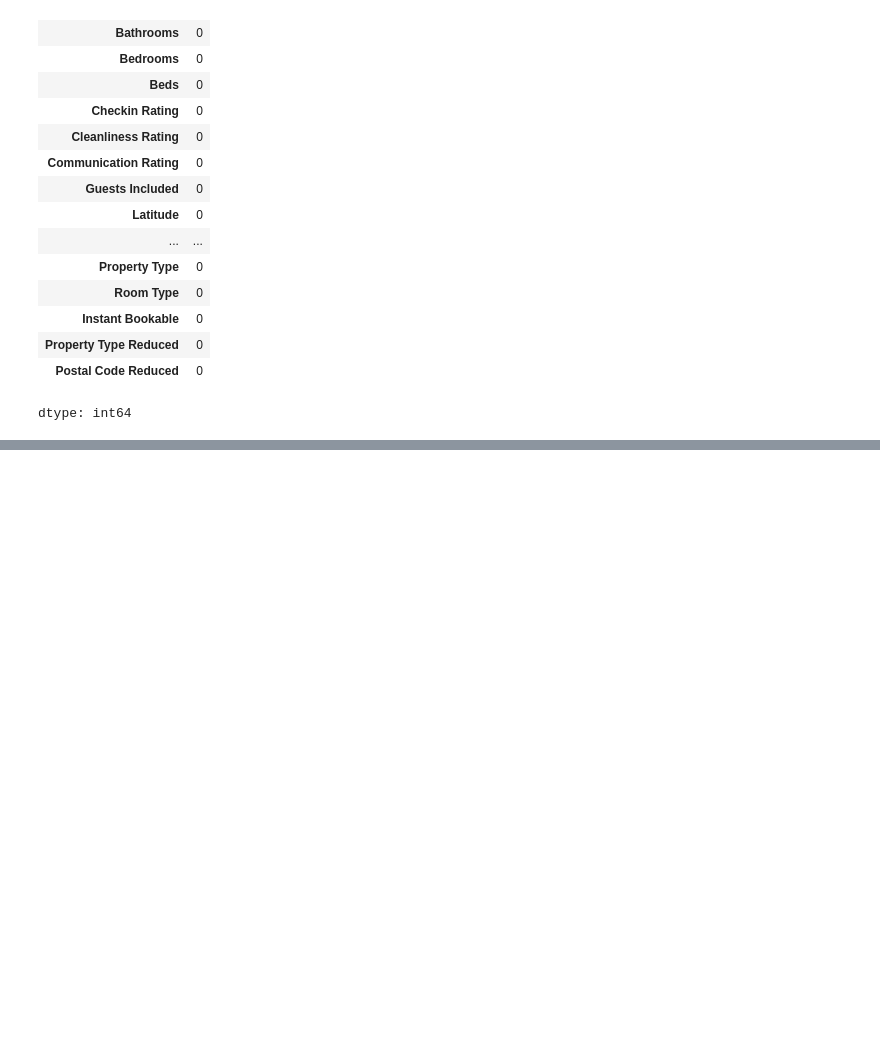
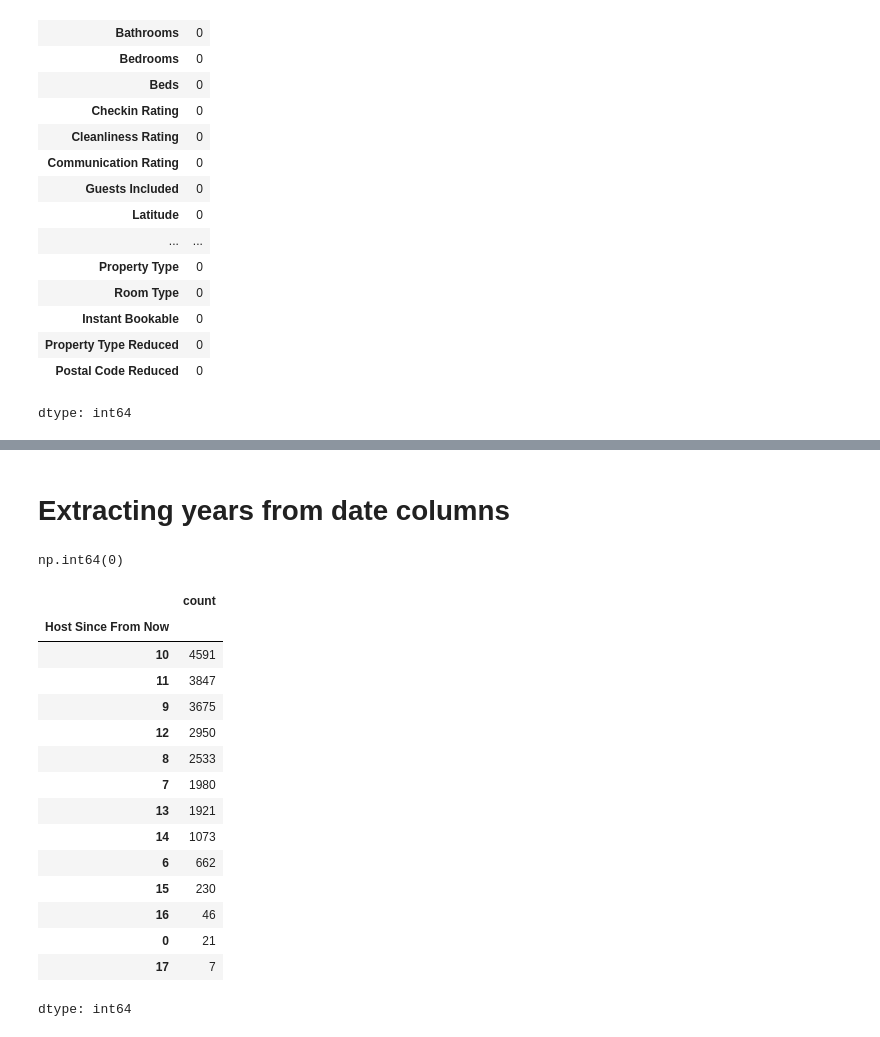
Before and after one commit to hajyhia/Airbnb_Berlin_Price_predic, a Jupyter notebook: Airbnb_Berlin_Price_Pedict_Feature_Engineering.ipynb, the cells around one changed output, grey strips where cells are left out. Drawn from its saved outputs; the diff is of its cells as text; code cells hidden in the pictures; blank space fills up the shorter version.

```diff
--- a/Airbnb_Berlin_Price_Pedict_Feature_Engineering.ipynb
+++ b/Airbnb_Berlin_Price_Pedict_Feature_Engineering.ipynb
@@ -94,0 +141,2 @@ dtype: int64
+# %% [markdown]
+# Extracting years from date columns
@@ -94,0 +155,23 @@ dtype: int64
+# %%
+df['Host Since From Now'].isnull().sum()
+# %% [output]
+np.int64(0)
+# %%
+df['Host Since From Now'].value_counts()
+# %% [output]
+|  | count |
+| Host Since From Now |  |
+| 10 | 4591 |
+| 11 | 3847 |
+| 9 | 3675 |
+| 12 | 2950 |
+| 8 | 2533 |
+| 7 | 1980 |
+| 13 | 1921 |
+| 14 | 1073 |
+| 6 | 662 |
+| 15 | 230 |
+| 16 | 46 |
+| 0 | 21 |
+| 17 | 7 |
+dtype: int64
```
Also changed, not shown: parts of 7 cells of this notebook.
